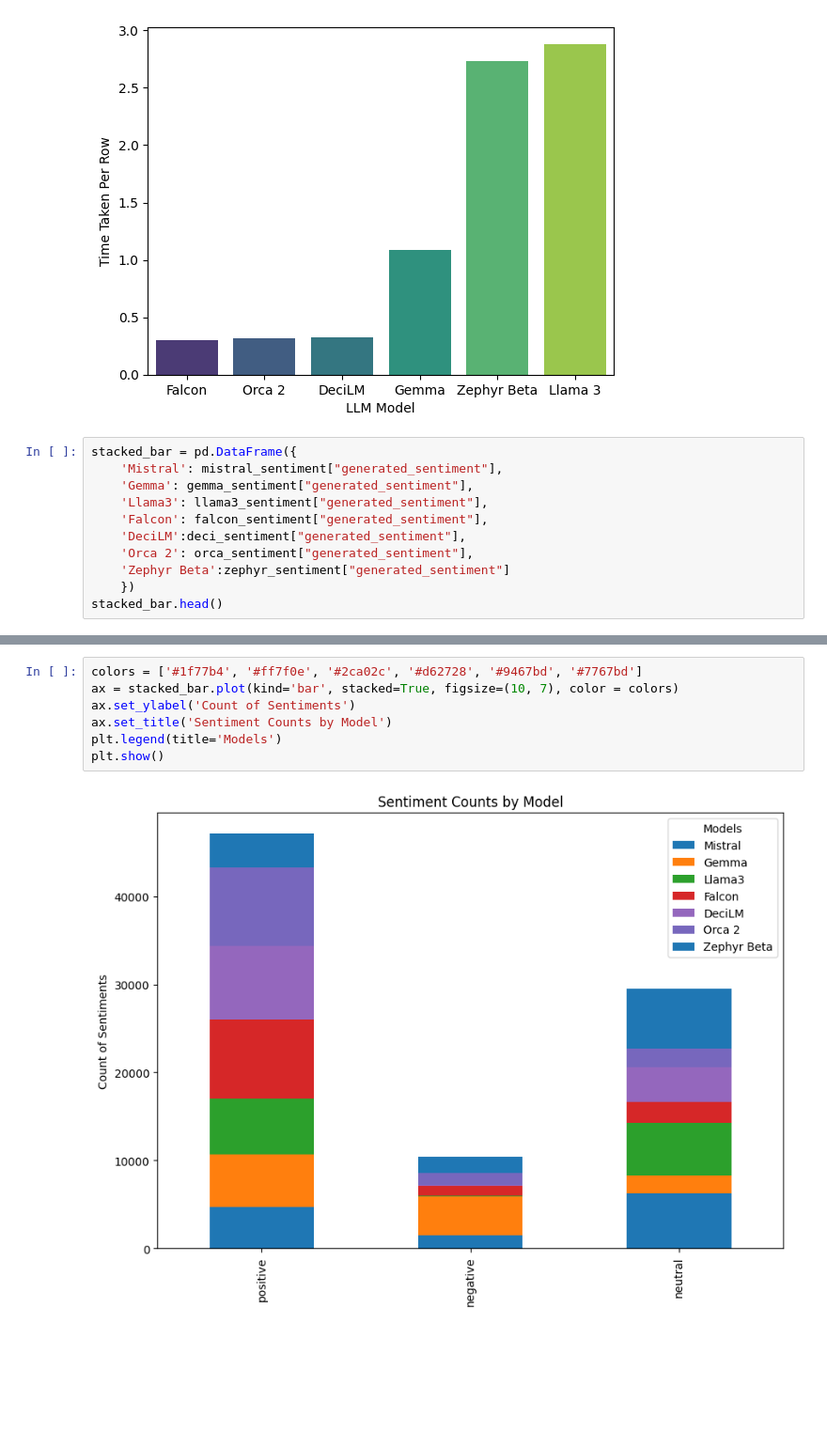
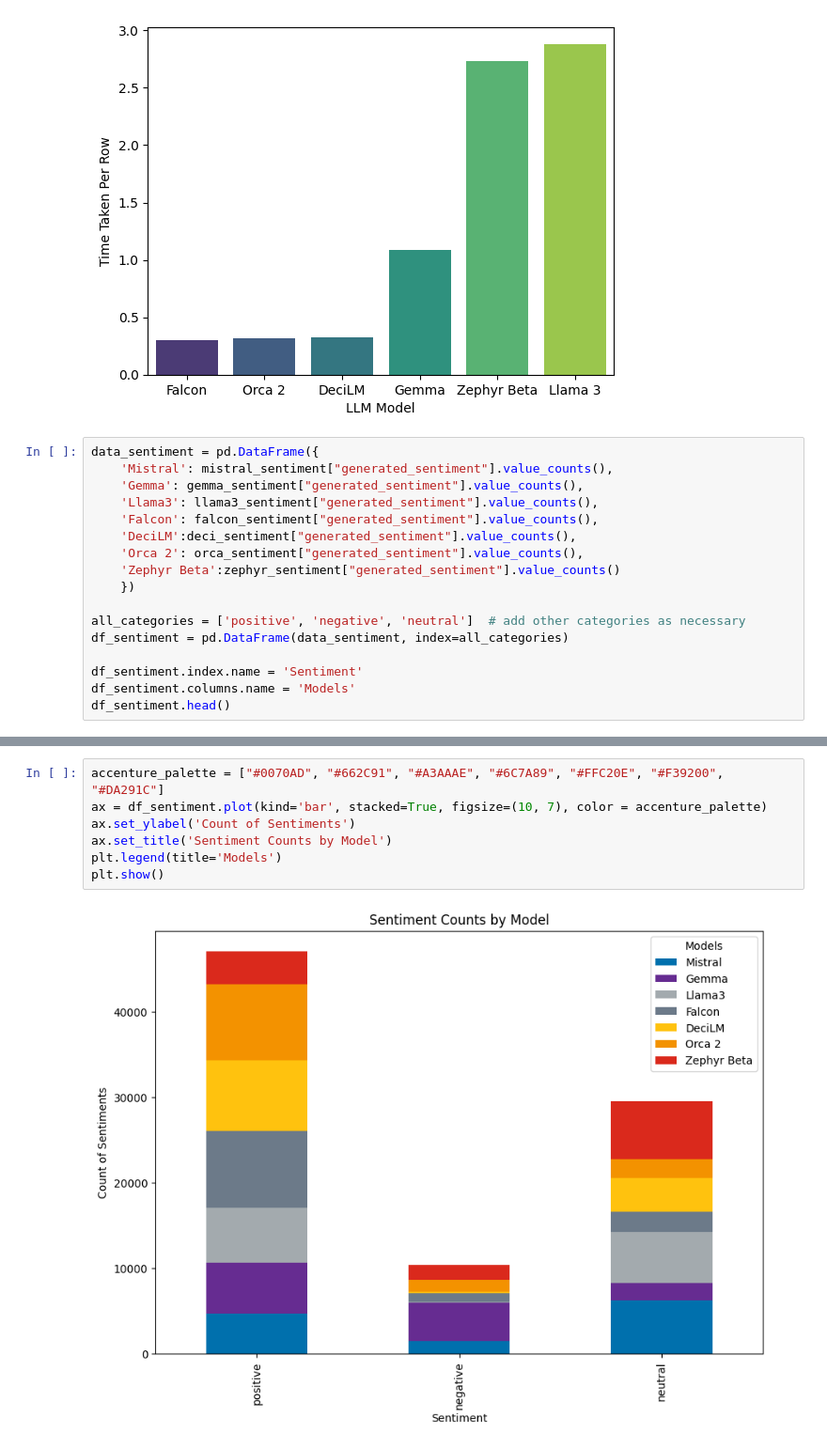
Before and after one commit to data-sci-capstone/copilot, a Jupyter notebook: Evaluation/sentiment-eval-models.ipynb, the cells around one changed output, grey strips where cells are left out. Shown at 94% size. Drawn from its saved outputs; the diff is of its cells as text; blank space fills up the shorter version.

Commit message:
Added a new plot for sentiment

```diff
--- a/Evaluation/sentiment-eval-models.ipynb
+++ b/Evaluation/sentiment-eval-models.ipynb
@@ -458,14 +458,20 @@ Passing `palette` without assigning `hue` is deprecated and will be removed in v
   sns.barplot(
 [figure]
 # %%
-stacked_bar = pd.DataFrame({
-    'Mistral': mistral_sentiment["generated_sentiment"],
-    'Gemma': gemma_sentiment["generated_sentiment"],
-    'Llama3': llama3_sentiment["generated_sentiment"],
-    'Falcon': falcon_sentiment["generated_sentiment"],
-    'DeciLM':deci_sentiment["generated_sentiment"],
-    'Orca 2': orca_sentiment["generated_sentiment"],
-    'Zephyr Beta':zephyr_sentiment["generated_sentiment"]
+data_sentiment = pd.DataFrame({
+    'Mistral': mistral_sentiment["generated_sentiment"].value_counts(),
+    'Gemma': gemma_sentiment["generated_sentiment"].value_counts(),
+    'Llama3': llama3_sentiment["generated_sentiment"].value_counts(),
+    'Falcon': falcon_sentiment["generated_sentiment"].value_counts(),
+    'DeciLM':deci_sentiment["generated_sentiment"].value_counts(),
+    'Orca 2': orca_sentiment["generated_sentiment"].value_counts(),
+    'Zephyr Beta':zephyr_sentiment["generated_sentiment"].value_counts()
     })
-stacked_bar.head()
+
+all_categories = ['positive', 'negative', 'neutral']  # add other categories as necessary
+df_sentiment = pd.DataFrame(data_sentiment, index=all_categories)
+
+df_sentiment.index.name = 'Sentiment'
+df_sentiment.columns.name = 'Models'
+df_sentiment.head()
 # %% [output]
@@ -498,9 +483,9 @@ neutral      6259   1997    5970    2384    3980    2147         6767
 # %%
-colors = ['#1f77b4', '#ff7f0e', '#2ca02c', '#d62728', '#9467bd', '#7767bd']
-ax = stacked_bar.plot(kind='bar', stacked=True, figsize=(10, 7), color = colors)
+accenture_palette = ["#0070AD", "#662C91", "#A3AAAE", "#6C7A89", "#FFC20E", "#F39200", "#DA291C"]
+ax = df_sentiment.plot(kind='bar', stacked=True, figsize=(10, 7), color = accenture_palette)
 ax.set_ylabel('Count of Sentiments')
 ax.set_title('Sentiment Counts by Model')
 plt.legend(title='Models')
 plt.show()
 # %% [output]
-[figure, old version]
+[figure, new version]
```
Also changed, not shown: parts of 4 cells of this notebook.
